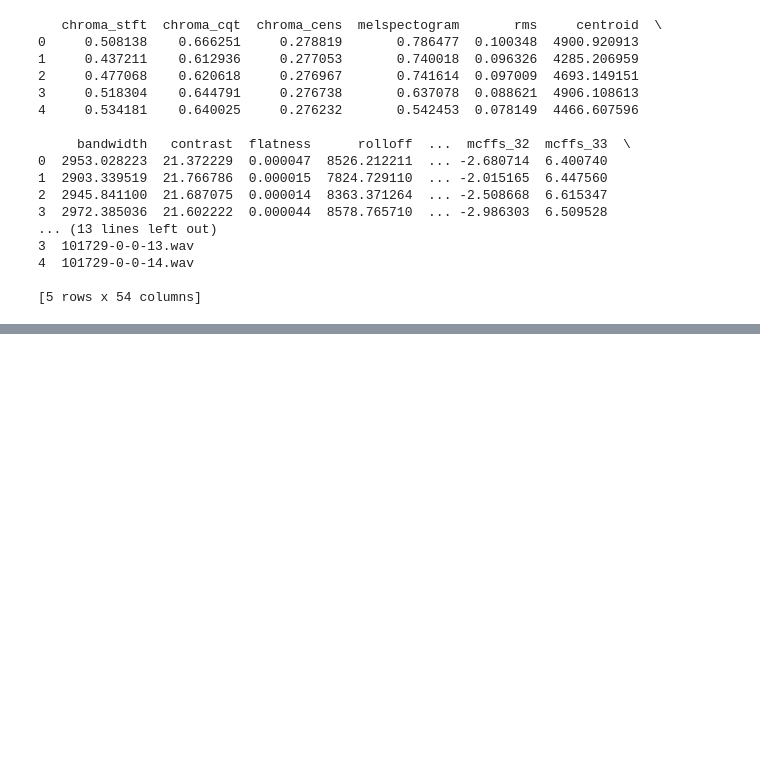
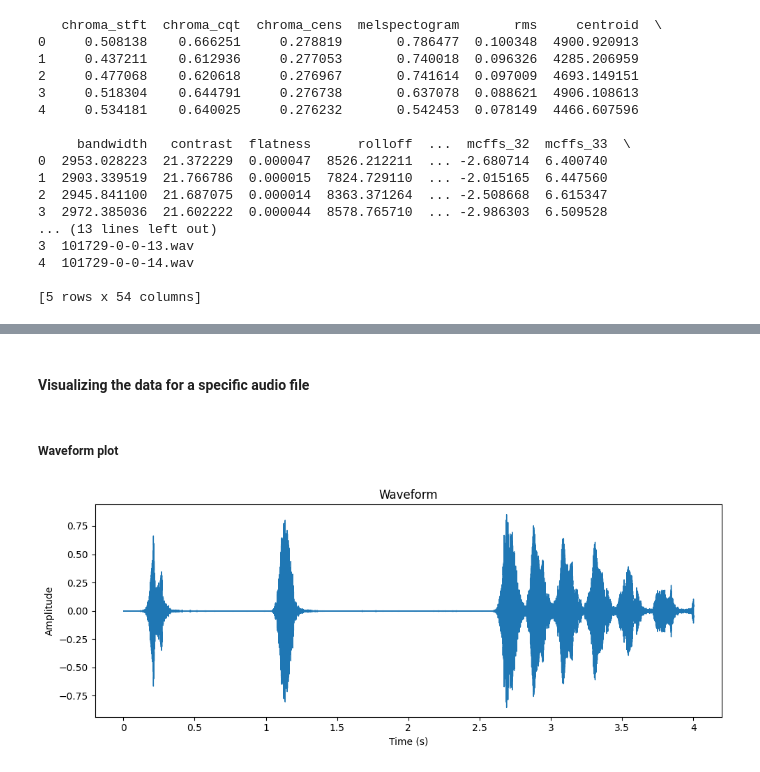
Before and after one commit to Alejandro-131004/AC-II, a Jupyter notebook: Assignment.ipynb, the cells around one changed output, grey strips where cells are left out. Drawn from its saved outputs; the diff is of its cells as text; code cells hidden in the pictures; blank space fills up the shorter version.

```diff
--- a/Assignment.ipynb
+++ b/Assignment.ipynb
@@ -699,0 +766,32 @@ FileNotFoundError: [Errno 2] No such file or directory: 'Datasets/urbansounds_fe
+# %% [markdown]
+#### Visualizing the data for a specific audio file
+# %% [markdown]
+##### Waveform plot
+# %%
+def display_waveform(audio_file, sr=44100):
+    """
+    Generates and displays the waveform of the given audio file.
+
+    Args:
+        audio_file (str): Path to the audio file.
+        sr (int): Sampling rate of the audio (default: 44100).
+    """
+    # Load the audio
+    y, sr = librosa.load(audio_file, sr=sr)
+
+    # Plot the waveform
+    plt.figure(figsize=(10, 4))
+    librosa.display.waveshow(y, sr=sr)
+    plt.title('Waveform')
+    plt.xlabel('Time (s)')
+    plt.ylabel('Amplitude')
+    plt.tight_layout()
+    plt.show()
+
+# Input audio path
+input_audio_path = 'C:/Users/aleja/OneDrive/Documentos/GitHub/AC-II/UrbanSound8K/audio/fold1/101415-3-0-2.wav'
+
+# Display the waveform
+display_waveform(input_audio_path)
+# %% [output]
+[figure, added]
```
Also changed, not shown: parts of 28 cells of this notebook.
